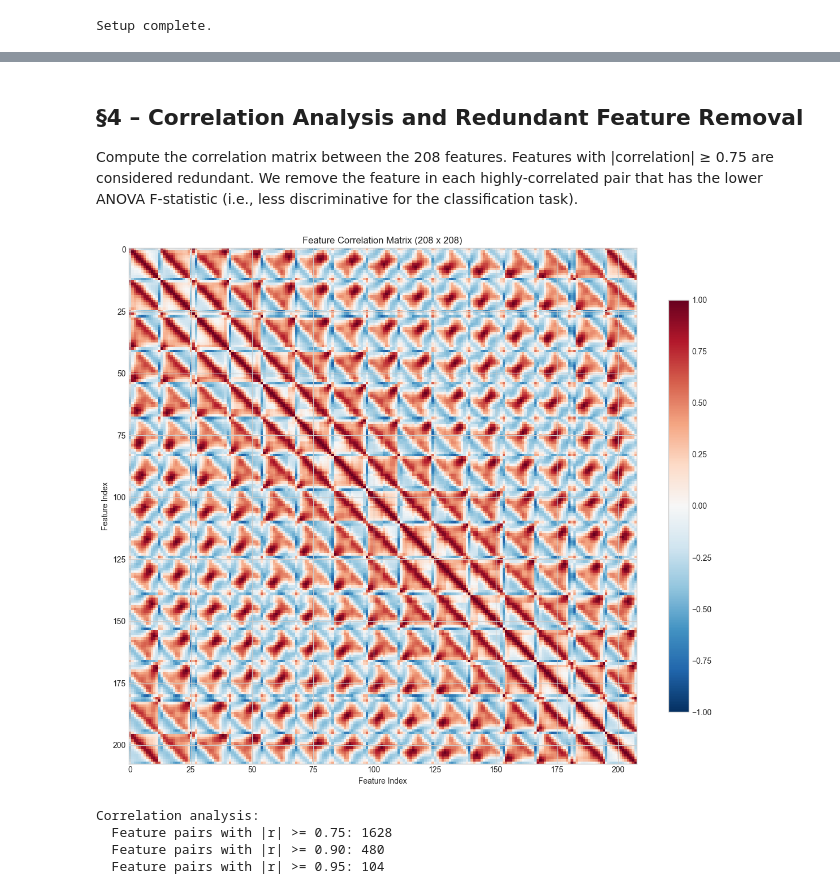
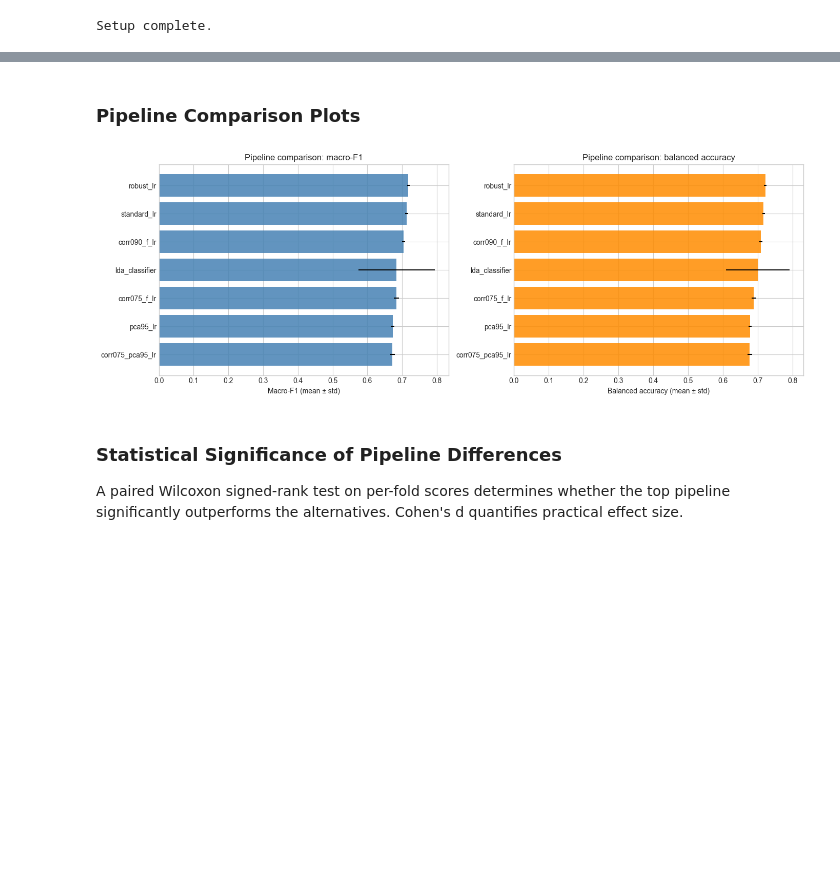
Before and after one commit to ronniepiku/eit-sim2real, a Jupyter notebook: notebooks/eda_analysis.ipynb, the cells around one changed output, grey strips where cells are left out. Drawn from its saved outputs; the diff is of its cells as text; code cells hidden in the pictures; blank space fills up the shorter version.

```diff
--- a/notebooks/eda_analysis.ipynb
+++ b/notebooks/eda_analysis.ipynb
@@ -382,35 +434,24 @@ plt.show()
 # %% [markdown]
-## §4 – Correlation Analysis and Redundant Feature Removal
-
-Compute the correlation matrix between the 208 features. Features with |correlation| ≥ 0.75
-are considered redundant. We remove the feature in each highly-correlated pair that has the
-lower ANOVA F-statistic (i.e., less discriminative for the classification task).
+### Pipeline Comparison Plots
 # %%
-# Correlation matrix
-corr_matrix = np.corrcoef(X_clean_norm.T)
+fig, axes = plt.subplots(1, 2, figsize=(14, 5))
+plot_df = cv_df.copy()
 
-fig, ax = plt.subplots(figsize=(12, 10))
-im = ax.imshow(corr_matrix, cmap='RdBu_r', vmin=-1, vmax=1, aspect='auto')
-ax.set_xlabel('Feature Index')
-ax.set_ylabel('Feature Index')
-ax.set_title(f'Feature Correlation Matrix ({n_features} x {n_features})')
-plt.colorbar(im, ax=ax, shrink=0.8)
+axes[0].barh(plot_df['pipeline'], plot_df['macro_f1_mean'], xerr=plot_df['macro_f1_std'], color='steelblue', alpha=0.85)
+axes[0].invert_yaxis()
+axes[0].set_xlabel('Macro-F1 (mean ± std)')
+axes[0].set_title('Pipeline comparison: macro-F1')
+
+axes[1].barh(plot_df['pipeline'], plot_df['balanced_acc_mean'], xerr=plot_df['balanced_acc_std'], color='darkorange', alpha=0.85)
+axes[1].invert_yaxis()
+axes[1].set_xlabel('Balanced accuracy (mean ± std)')
+axes[1].set_title('Pipeline comparison: balanced accuracy')
+
 plt.tight_layout()
 plt.show()
-
-# Count highly correlated pairs
-upper_tri = np.triu(np.abs(corr_matrix), k=1)
-n_high_corr = (upper_tri >= 0.75).sum()
-n_very_high_corr = (upper_tri >= 0.90).sum()
-n_near_perfect = (upper_tri >= 0.95).sum()
-
-print("\nCorrelation analysis:")
-print(f"  Feature pairs with |r| >= 0.75: {n_high_corr}")
-print(f"  Feature pairs with |r| >= 0.90: {n_very_high_corr}")
-print(f"  Feature pairs with |r| >= 0.95: {n_near_perfect}")
 # %% [output]
-[figure, old version]
+[figure, new version]
-Correlation analysis:
-  Feature pairs with |r| >= 0.75: 1628
-  Feature pairs with |r| >= 0.90: 480
-  Feature pairs with |r| >= 0.95: 104
+# %% [markdown]
+### Statistical Significance of Pipeline Differences
+
+A paired Wilcoxon signed-rank test on per-fold scores determines whether the top pipeline significantly outperforms the alternatives. Cohen's d quantifies practical effect size.
```
Also changed, not shown: parts of 39 cells of this notebook, 21 other files.
